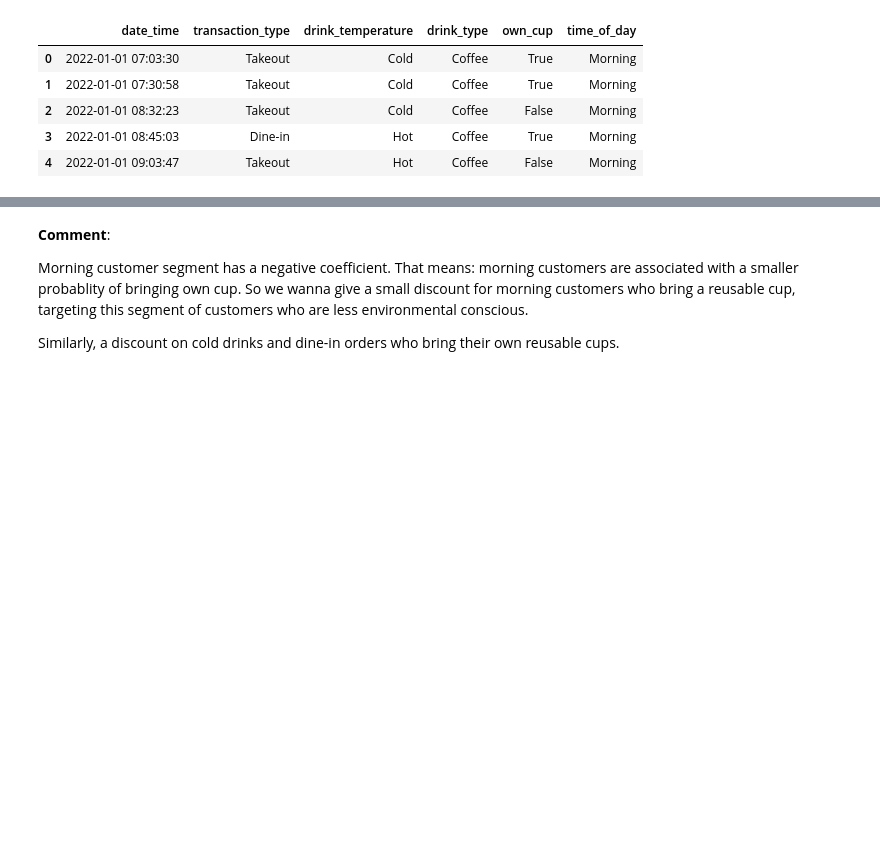
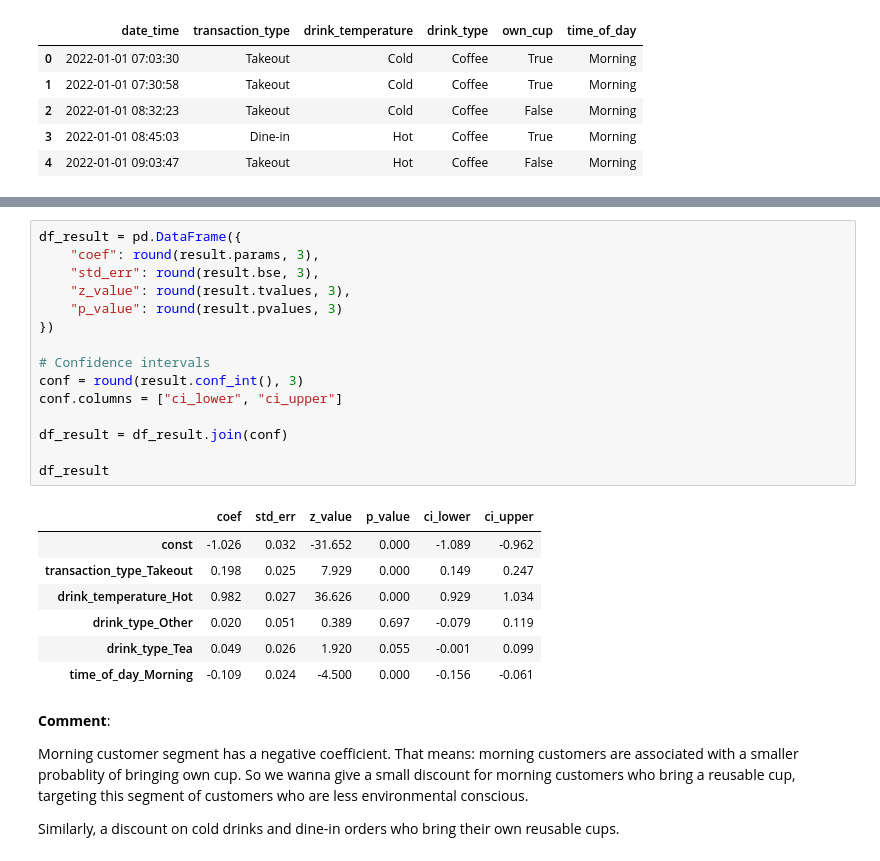
Before and after one commit to jentsang/wids-datathon, a Jupyter notebook: submission_analysis.ipynb, the cells around one changed output, grey strips where cells are left out. Saved outputs shown, nothing was run; the diff lists cells and outputs as text; blank space fills up the shorter version.

```diff
--- a/submission_analysis.ipynb
+++ b/submission_analysis.ipynb
@@ -656,6 +658,29 @@ drink_type_Other             0.0197      0.051      0.389      0.697      -0.079
 drink_type_Tea               0.0492      0.026      1.920      0.055      -0.001       0.099
 time_of_day_Morning         -0.1085      0.024     -4.500      0.000      -0.156      -0.061
 ============================================================================================
+# %%
+df_result = pd.DataFrame({
+    "coef": round(result.params, 3),
+    "std_err": round(result.bse, 3),
+    "z_value": round(result.tvalues, 3),
+    "p_value": round(result.pvalues, 3)
+})
+
+# Confidence intervals
+conf = round(result.conf_int(), 3)
+conf.columns = ["ci_lower", "ci_upper"]
+
+df_result = df_result.join(conf)
+
+df_result
+# %% [output]
+|  | coef | std_err | z_value | p_value | ci_lower | ci_upper |
+| const | -1.026 | 0.032 | -31.652 | 0.000 | -1.089 | -0.962 |
+| transaction_type_Takeout | 0.198 | 0.025 | 7.929 | 0.000 | 0.149 | 0.247 |
+| drink_temperature_Hot | 0.982 | 0.027 | 36.626 | 0.000 | 0.929 | 1.034 |
+| drink_type_Other | 0.020 | 0.051 | 0.389 | 0.697 | -0.079 | 0.119 |
+| drink_type_Tea | 0.049 | 0.026 | 1.920 | 0.055 | -0.001 | 0.099 |
+| time_of_day_Morning | -0.109 | 0.024 | -4.500 | 0.000 | -0.156 | -0.061 |
 # %% [markdown]
 **Comment**:
 
```
Also changed, not shown: parts of 3 cells of this notebook.
